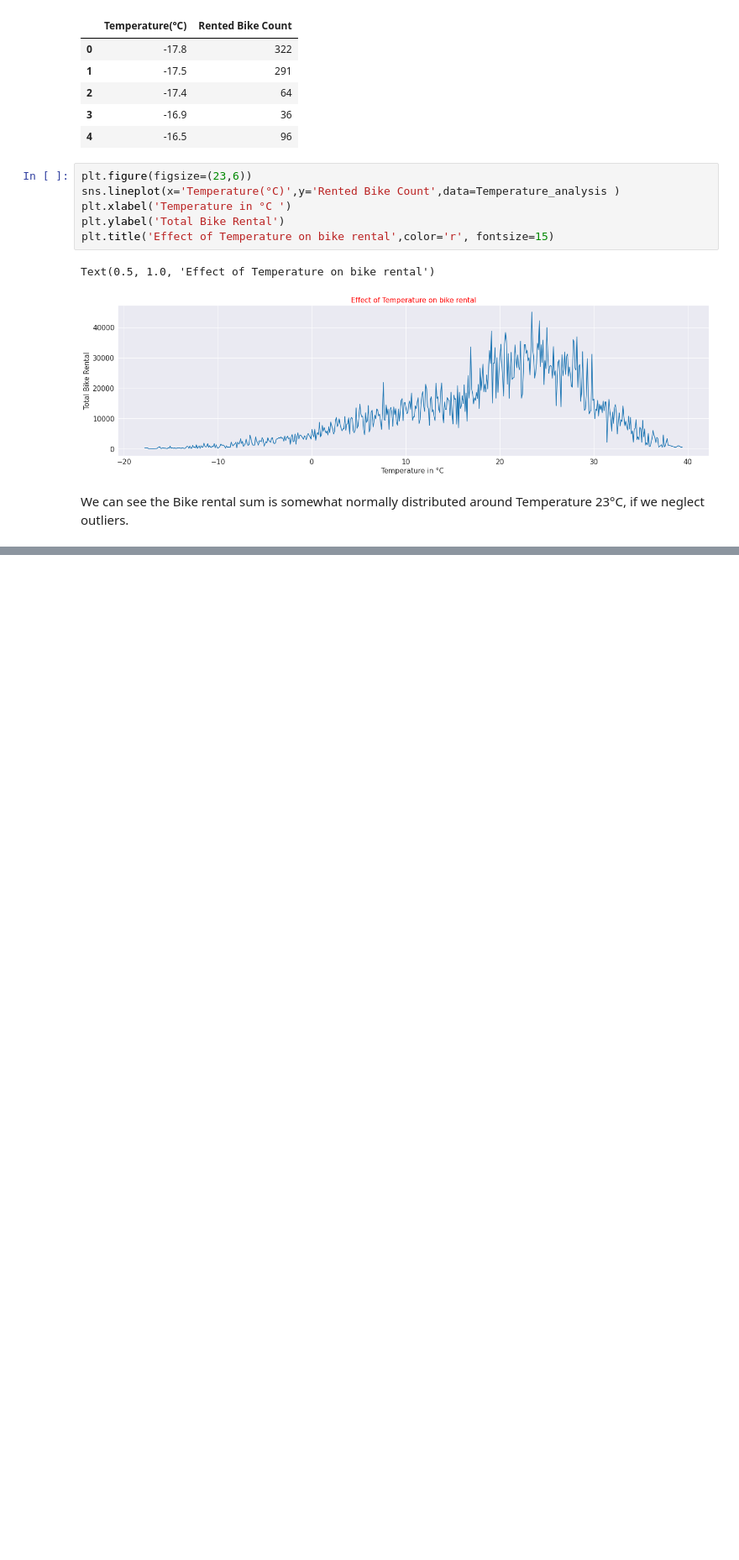
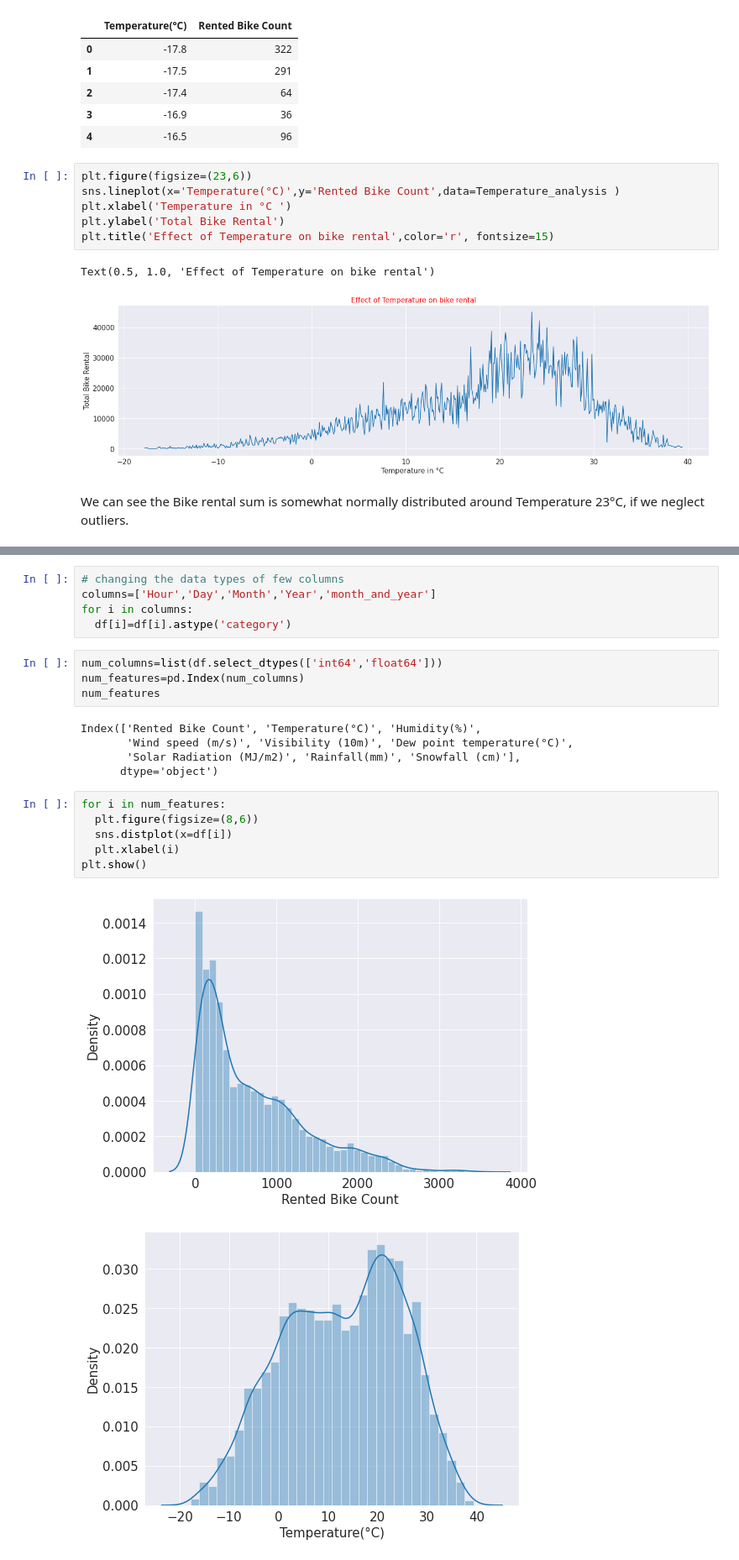
Before and after one commit to GoPlusUltra/Bike-Sharing-Prediction-Model, a Jupyter notebook: Copy_of_Bike_Sharing_Demand_Prediction_Capstone_Project.ipynb, the cells around one changed output, grey strips where cells are left out. Shown at 84% size. Drawn from its saved outputs; the diff is of its cells as text; blank space fills up the shorter version.

```diff
--- a/Copy_of_Bike_Sharing_Demand_Prediction_Capstone_Project.ipynb
+++ b/Copy_of_Bike_Sharing_Demand_Prediction_Capstone_Project.ipynb
@@ -332,0 +341,23 @@ df_m = df_m.groupby(['month', 'year']).mean()
+# %%
+# changing the data types of few columns
+columns=['Hour','Day','Month','Year','month_and_year']
+for i in columns:
+  df[i]=df[i].astype('category')
+# %%
+num_columns=list(df.select_dtypes(['int64','float64']))
+num_features=pd.Index(num_columns)
+num_features
+# %% [output]
+Index(['Rented Bike Count', 'Temperature(°C)', 'Humidity(%)',
+       'Wind speed (m/s)', 'Visibility (10m)', 'Dew point temperature(°C)',
+       'Solar Radiation (MJ/m2)', 'Rainfall(mm)', 'Snowfall (cm)'],
+      dtype='object')
+# %%
+for i in num_features:
+  plt.figure(figsize=(8,6))
+  sns.distplot(x=df[i])
+  plt.xlabel(i)
+plt.show()
+# %% [output]
+[figure, added]
+[figure, added]
```
Also changed, not shown: parts of 23 cells of this notebook.
